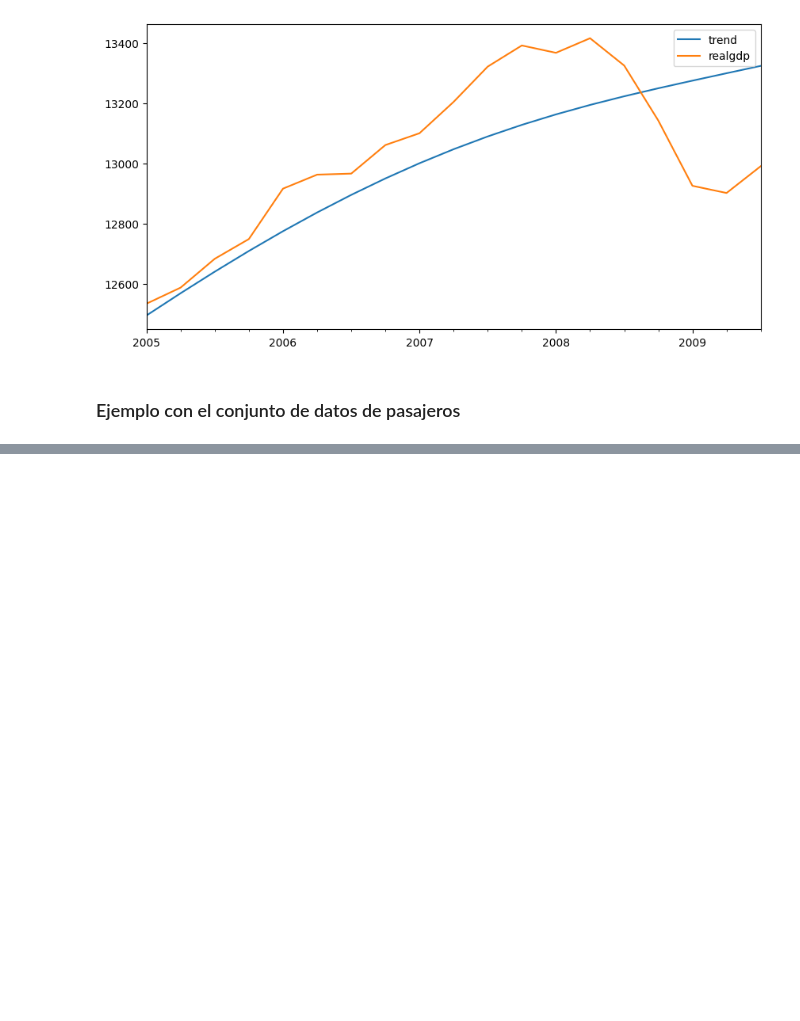
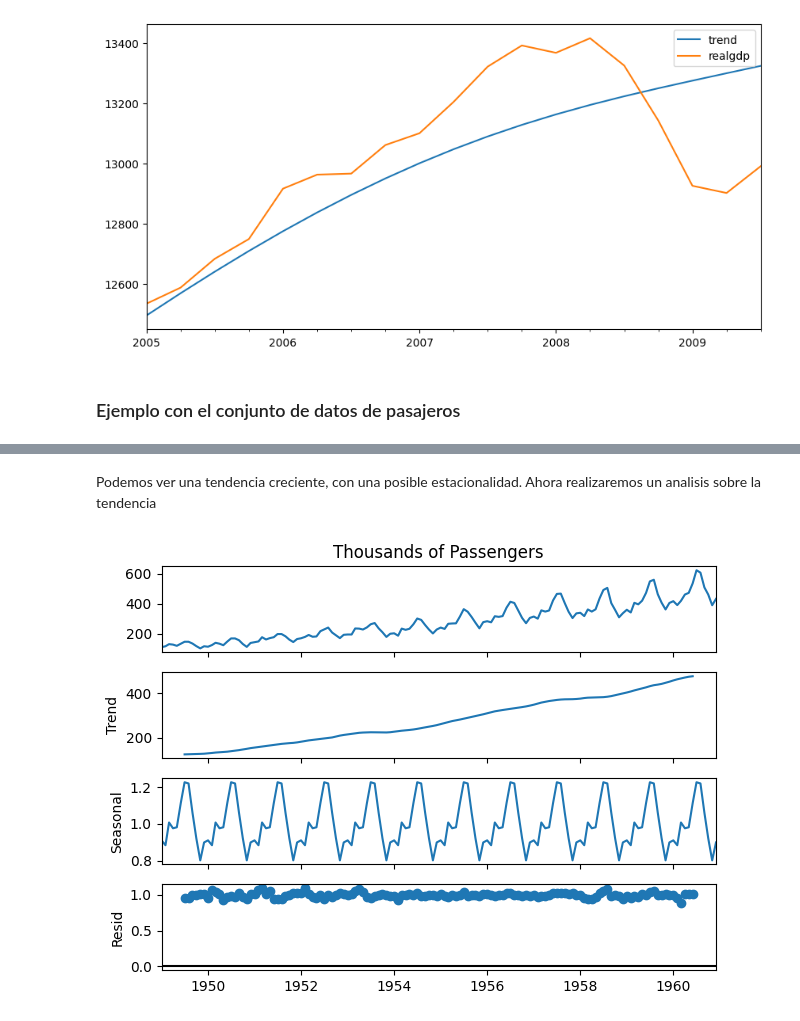
Before and after one commit to PedroAdair/Series-de-tiempo, a Jupyter notebook: VisualizacionDatos.ipynb, the cells around one changed output, grey strips where cells are left out. Saved outputs shown, nothing was run; the diff lists cells and outputs as text; code cells hidden in the pictures; blank space fills up the shorter version.

```diff
--- a/VisualizacionDatos.ipynb
+++ b/VisualizacionDatos.ipynb
@@ -480,0 +506,8 @@ plt.show()
+# %% [markdown]
+Podemos ver una tendencia creciente, con una posible estacionalidad. Ahora realizaremos un analisis sobre la tendencia
+# %%
+result =  stseasonal.seasonal_decompose(x=df["Thousands of Passengers"], model="additive")
+result.plot( )
+plt.show()
+# %% [output]
+[figure, added]
```
Also changed, not shown: parts of 26 cells of this notebook.
